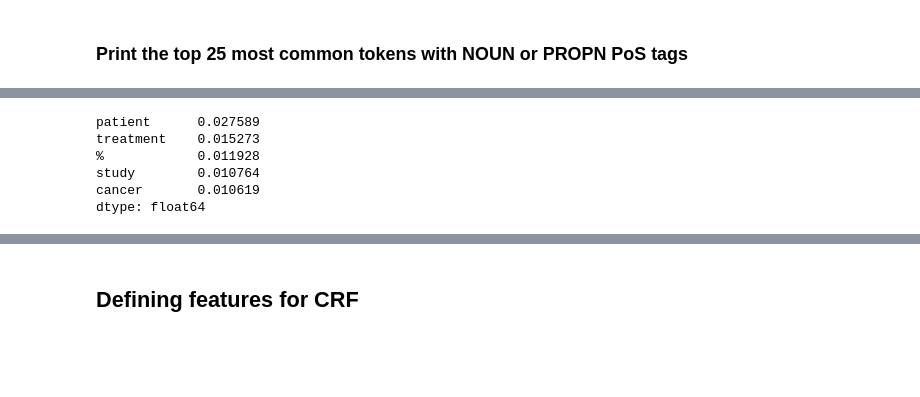
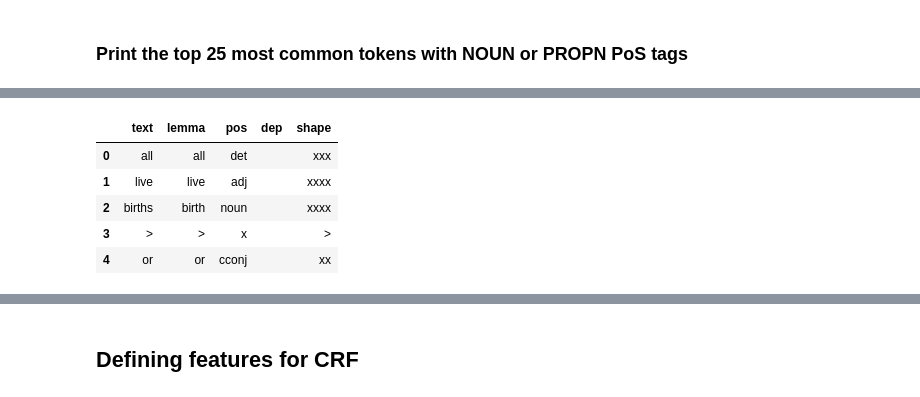
Before and after one commit to rramchan12/Identifying-Healthcare-Data-using-NER-and-CRF, a Jupyter notebook: Assignment.ipynb, the cells around one changed output, grey strips where cells are left out. Drawn from its saved outputs; the diff is of its cells as text; code cells hidden in the pictures; blank space fills up the shorter version.

```diff
--- a/Assignment.ipynb
+++ b/Assignment.ipynb
@@ -141,9 +172,11 @@ nouns_series.hist()
-# %%
-nouns_series.head(5)
-# %% [output]
-patient      0.027589
-treatment    0.015273
-%            0.011928
-study        0.010764
-cancer       0.010619
-dtype: float64
+# %%
+#Analyse the Data before we do concept analysis
+token_df = pd.DataFrame({'text':text,'lemma':lemma,'pos':pos, 'dep':dep, 'shape':shape})
+token_df.head()
+# %% [output]
+|  | text | lemma | pos | dep | shape |
+| 0 | all | all | det |  | xxx |
+| 1 | live | live | adj |  | xxxx |
+| 2 | births | birth | noun |  | xxxx |
+| 3 | > | > | x |  | > |
+| 4 | or | or | cconj |  | xx |
```
Also changed, not shown: parts of 31 cells of this notebook.
